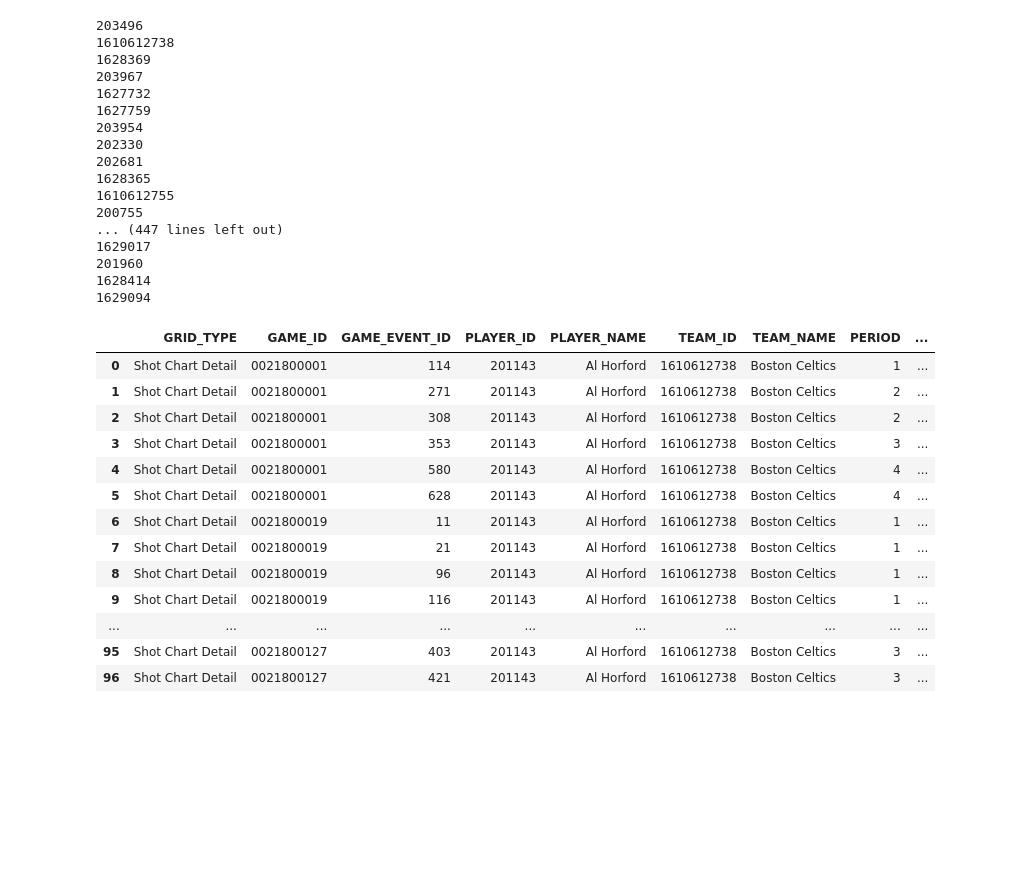
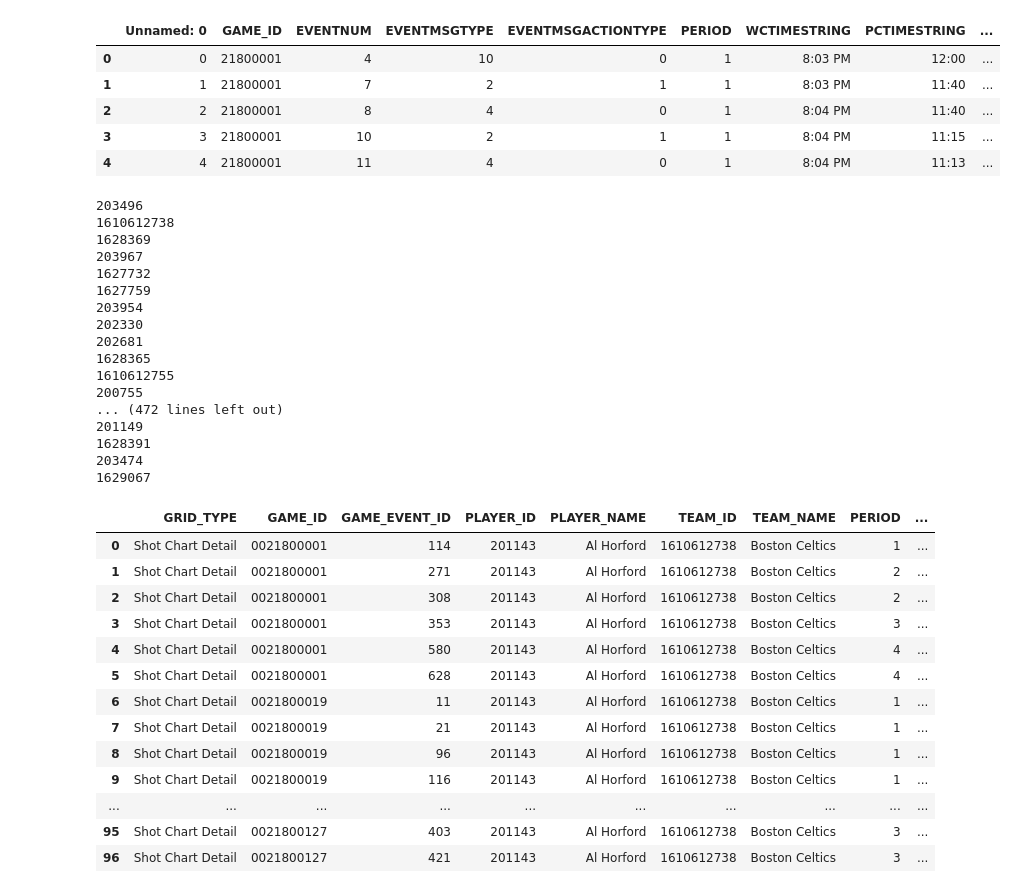
Before and after one commit to scottyla19/nylon, a Jupyter notebook: Catch and Shoot/pbp-game-logs.ipynb, the cells around one changed output. Drawn from its saved outputs; the diff is of its cells as text; code cells hidden in the pictures; blank space fills up the shorter version.

```diff
--- a/Catch and Shoot/pbp-game-logs.ipynb
+++ b/Catch and Shoot/pbp-game-logs.ipynb
@@ -175,13 +174,23 @@ def getAllShotCharts(players):
         i = i + 1
     return df
 # %%
-pbp = pd.read_csv("pbp-2018-19.csv")
+pbp = pd.read_csv("../pbp-2018-19.csv")
+# %%
+pbp.head()
+# %% [output]
+|  | Unnamed: 0 | GAME_ID | EVENTNUM | EVENTMSGTYPE | EVENTMSGACTIONTYPE | PERIOD | WCTIMESTRING | PCTIMESTRING | ... |
+| 0 | 0 | 21800001 | 4 | 10 | 0 | 1 | 8:03 PM | 12:00 | ... |
+| 1 | 1 | 21800001 | 7 | 2 | 1 | 1 | 8:03 PM | 11:40 | ... |
+| 2 | 2 | 21800001 | 8 | 4 | 0 | 1 | 8:04 PM | 11:40 | ... |
+| 3 | 3 | 21800001 | 10 | 2 | 1 | 1 | 8:04 PM | 11:15 | ... |
+| 4 | 4 | 21800001 | 11 | 4 | 0 | 1 | 8:04 PM | 11:13 | ... |
 # %%
 # pbp = pbp[(pd.notnull(pbp['PLAYER1_NAME']))]
 pbp = pbp.dropna(subset=["HOMEDESCRIPTION", "VISITORDESCRIPTION"], how='all')
 pids = pbp.PLAYER1_ID.unique()
 # %%
-# shotcharts = getAllShotCharts(pids)
+
+shotcharts = getAllShotCharts(pids)
 # %% [output]
 203496
 1610612738
@@ -195,11 +204,11 @@ pids = pbp.PLAYER1_ID.unique()
 1628365
 1610612755
 200755
-... (447 lines left out)
-1629017
-201960
-1628414
-1629094
+... (472 lines left out)
+201149
+1628391
+203474
+1629067
 # %%
 shotcharts.to_csv('shotcharts-2018-19.csv')
 # %%
```
Also changed, not shown: parts of 3 cells of this notebook, 16 other files.
